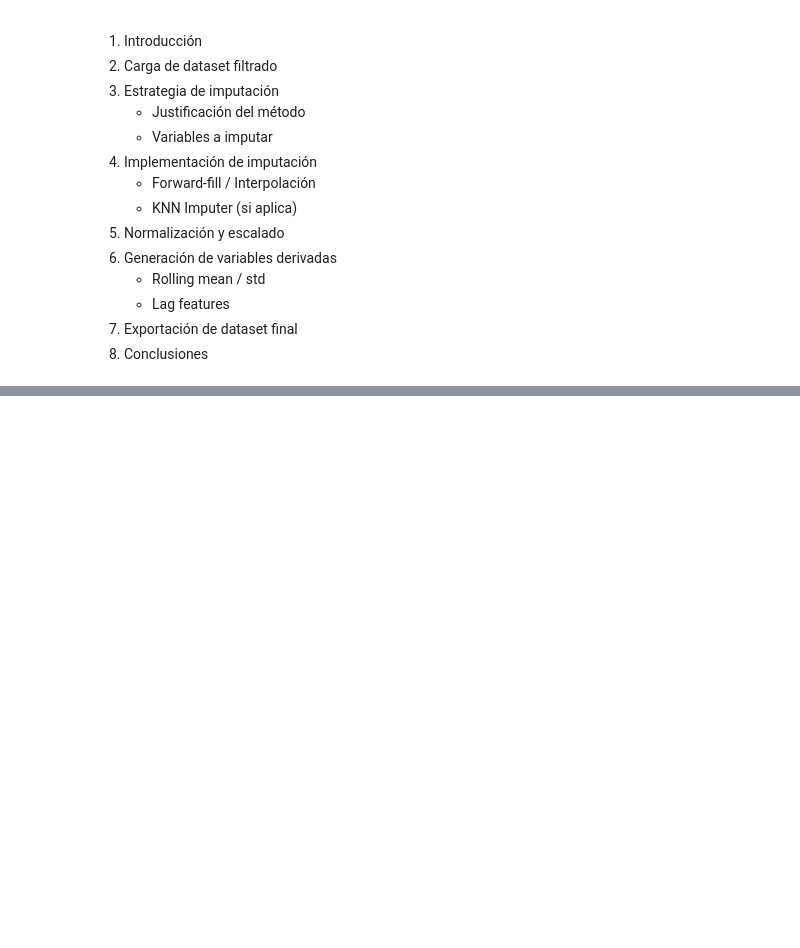
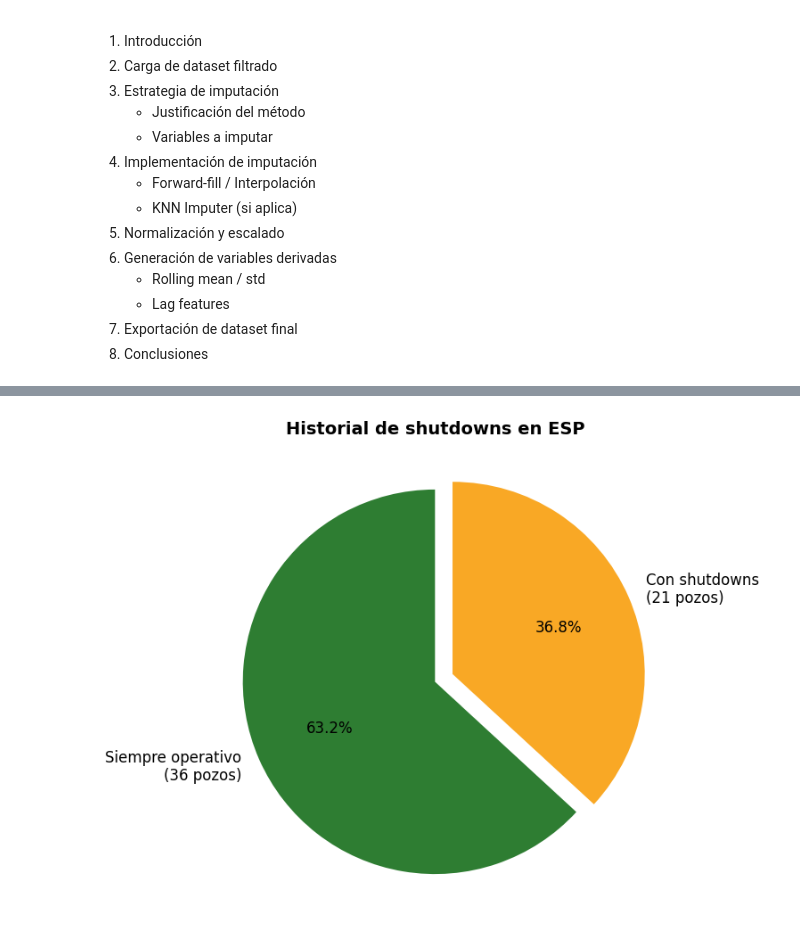
Before and after one commit to vmjaime/ESP-Failure-Prediction-System, a Jupyter notebook: notebooks/02_Preprocesamiento.ipynb, the cells around one changed output, grey strips where cells are left out. Saved outputs shown, nothing was run; the diff lists cells and outputs as text; code cells hidden in the pictures; blank space fills up the shorter version.

```diff
--- a/notebooks/02_Preprocesamiento.ipynb
+++ b/notebooks/02_Preprocesamiento.ipynb
@@ -39,0 +136,21 @@ Columnas: ['WELL_ID', 'DATE', 'CURRENT', 'PRESS_DESC', 'FREQUENCY', 'PRESS_INT',
+# %%
+# Estado por pozo: ¿cuántos shutdowns tiene cada pozo?
+estado_pozos = (
+    df.groupby("WELL_ID")["Estado"]
+      .apply(lambda x: (x == "Shutdown").sum())
+      .reset_index(name="Shutdowns")
+)
+
+# Clasificación
+def clasificar_pozo(n_shutdowns):
+    if n_shutdowns == 0:
+        return "Siempre operativo"
+    else:
+        return "Con shutdowns"
+
+estado_pozos["Categoria"] = estado_pozos["Shutdowns"].apply(clasificar_pozo)
+
+print("📊 Resumen de pozos por categoría:")
+print(estado_pozos["Categoria"].value_counts())
+
+estado_pozos.head()
@@ -39,0 +183,24 @@ Columnas: ['WELL_ID', 'DATE', 'CURRENT', 'PRESS_DESC', 'FREQUENCY', 'PRESS_INT',
+# %%
+import matplotlib.pyplot as plt
+
+# Conteo de categorías
+conteo = estado_pozos["Categoria"].value_counts()
+
+# Definir colores corporativos
+colores = ["#2E7D32", "#F9A825"]  # verde oscuro y amarillo dorado
+explode = [0, 0.1]  # destacar los shutdowns
+
+plt.figure(figsize=(7,7))
+plt.pie(
+    conteo,
+    labels=[f"{cat}\n({val} pozos)" for cat, val in zip(conteo.index, conteo.values)],
+    autopct='%1.1f%%',
+    startangle=90,
+    colors=colores,
+    explode=explode,
+    textprops={'fontsize': 12}
+)
+plt.title("Historial de shutdowns en ESP", fontsize=14, fontweight="bold")
+plt.show()
+# %% [output]
+[figure, added]
```
Also changed, not shown: parts of 27 cells of this notebook, 17 other files.
